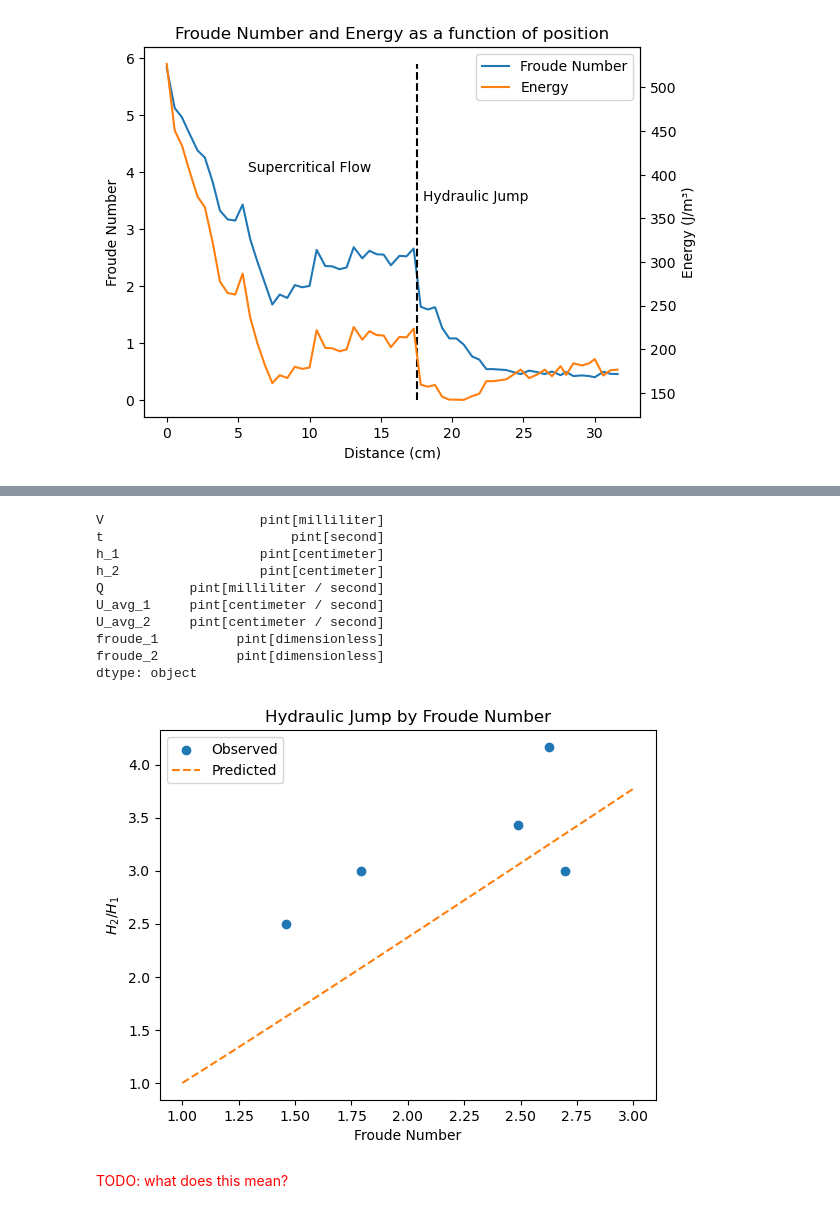
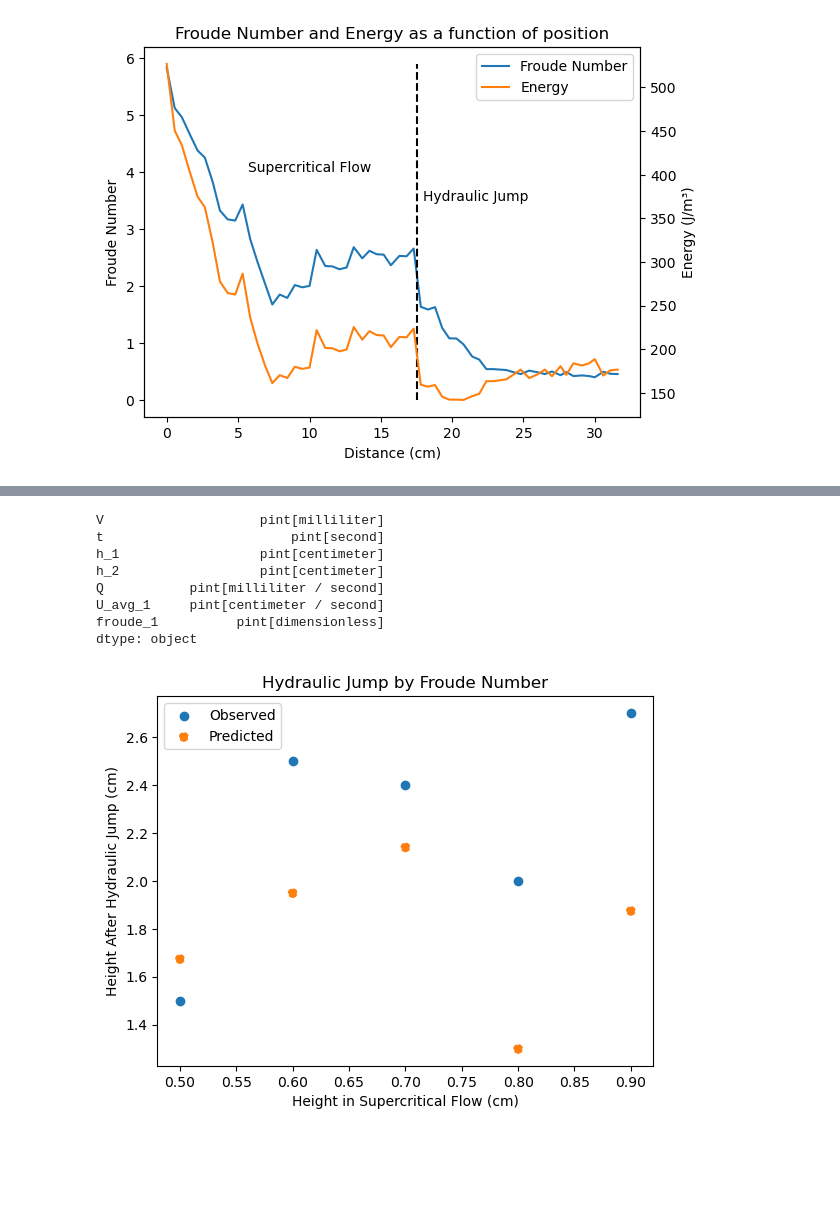
Before and after one commit to JEElsner/amath505, a Jupyter notebook: hw3/Homework 3.ipynb, the cells around one changed output, grey strips where cells are left out. Drawn from its saved outputs; the diff is of its cells as text; code cells hidden in the pictures; blank space fills up the shorter version.

```diff
--- a/hw3/Homework 3.ipynb
+++ b/hw3/Homework 3.ipynb
@@ -174,9 +174,9 @@ data = data.pint.quantify(level=-1) # Retrieve units using pint
 # %%
 data['Q'] = data['V'] / data['t']
 data['U_avg_1'] = (data['Q'] / (data['h_1'] * channel_width)).pint.to_reduced_units()
-data['U_avg_2'] = (data['Q'] / (data['h_2'] * channel_width)).pint.to_reduced_units()
+# data['U_avg_2'] = (data['Q'] / (data['h_2'] * channel_width)).pint.to_reduced_units()
 data['froude_1'] = (data['U_avg_1'] / np.sqrt(g * data['h_1'])).pint.to_reduced_units()
-data['froude_2'] = (data['U_avg_2'] / np.sqrt(g * data['h_2'])).pint.to_reduced_units()
+# data['froude_2'] = (data['U_avg_2'] / np.sqrt(g * data['h_2'])).pint.to_reduced_units()
 # %%
 data
 # %% [output]
@@ -195,9 +195,7 @@ h_1                  pint[centimeter]
 h_2                  pint[centimeter]
 Q           pint[milliliter / second]
 U_avg_1     pint[centimeter / second]
-U_avg_2     pint[centimeter / second]
 froude_1          pint[dimensionless]
-froude_2          pint[dimensionless]
 dtype: object
 # %%
 def height_ratio(froude):
@@ -206,18 +204,15 @@ def height_ratio(froude):
 # %%
 ax = plt.gca()
 
-ax.scatter(data['froude_1'], data['h_2'] / data['h_1'], label='Observed')
+ax.scatter(data['h_1'], data['h_2'], label='Observed')
 
-x = np.linspace(1, 3, 100)
-ax.plot(x, height_ratio(x), linestyle='--', color='tab:orange', label='Predicted')
+ax.scatter(data['h_1'], height_ratio(data['froude_1']) * data['h_1'], linestyle='--', color='tab:orange', label='Predicted')
 
 ax.set_title('Hydraulic Jump by Froude Number')
-ax.set_xlabel('Froude Number')
-ax.set_ylabel('$h_2 / h_1$')
+ax.set_xlabel('Height in Supercritical Flow (cm)')
+ax.set_ylabel('Height After Hydraulic Jump (cm)')
 ax.legend()
 
 plt.show()
 # %% [output]
-[figure, old version]
+[figure, new version]
-# %% [markdown]
-<font color=red>TODO: what does this mean?</font>
```
Also changed, not shown: parts of 7 cells of this notebook, 5 other files.
